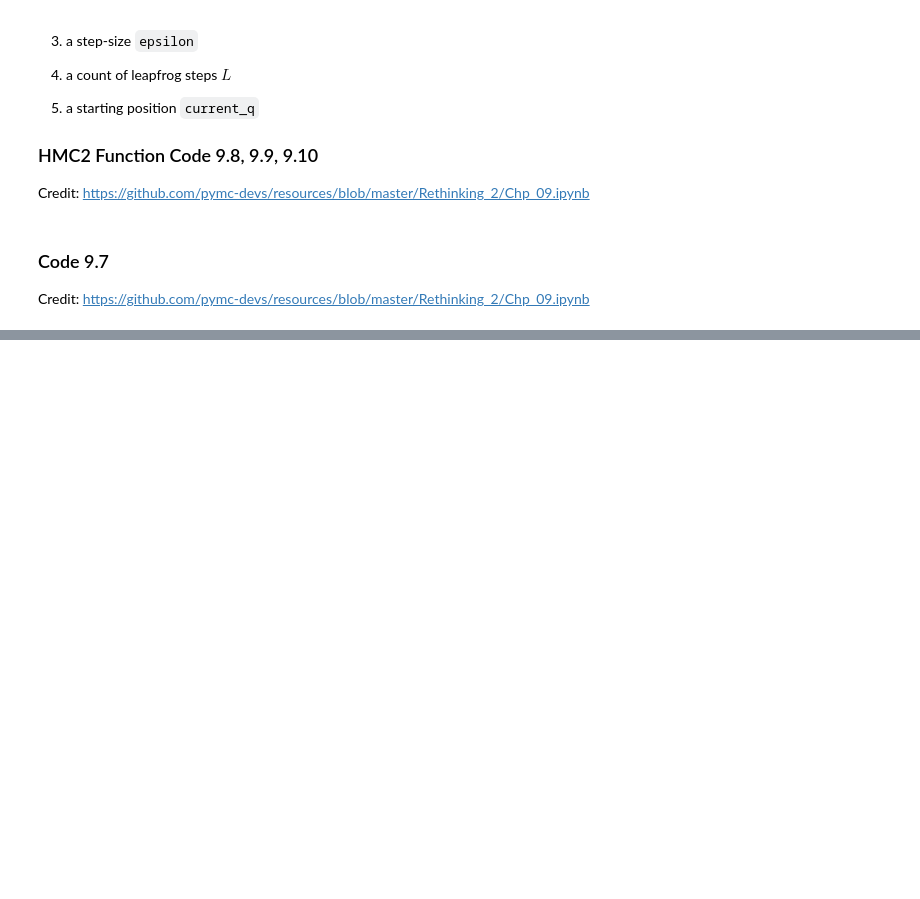
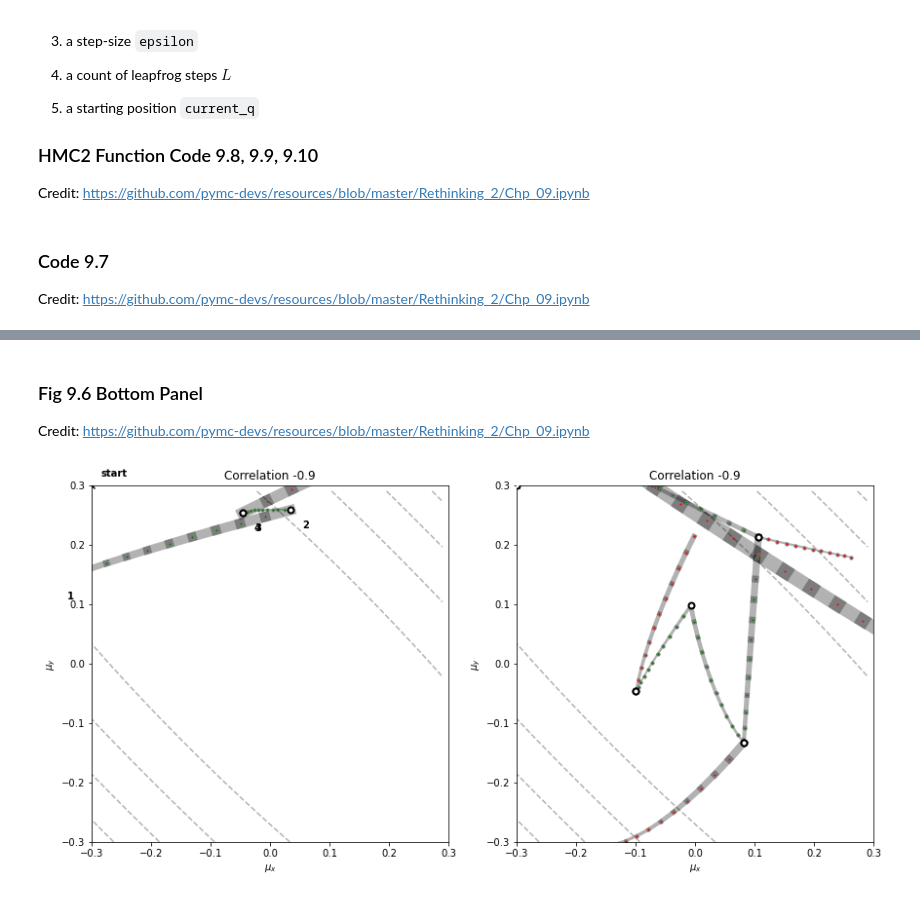
Before and after one commit to somnath1077/statistical_rethinking, a Jupyter notebook: code/ch09/nb02_hamiltonian_monte_carlo.ipynb, the cells around one changed output, grey strips where cells are left out. Saved outputs shown, nothing was run; the diff lists cells and outputs as text; code cells hidden in the pictures; blank space fills up the shorter version.

Commit message:
negative energy

```diff
--- a/code/ch09/nb02_hamiltonian_monte_carlo.ipynb
+++ b/code/ch09/nb02_hamiltonian_monte_carlo.ipynb
@@ -221,0 +229,64 @@ for L, ax in zip([11, 28], axs):
+# %% [markdown]
+### Fig 9.6 Bottom Panel
+
+Credit: https://github.com/pymc-devs/resources/blob/master/Rethinking_2/Chp_09.ipynb
+# %%
+# Figure 9.6 (bottom row) with correlated data
+
+np.random.seed()
+
+# test data
+realc = multivariate_normal([0, 0], [[1, -0.9], [-0.9, 1]])  # generate correlated data
+x, y = real.rvs(50).T
+
+Q = {}
+pr = 0.3
+step = 0.01
+L = 11  # 28 for U-turns -- 11 for working example
+
+_, axs = plt.subplots(1, 2, figsize=[12, 12], constrained_layout=True)
+
+for n_samples, ax in zip([4, 15], axs):
+    Q["q"] = np.array([-0.3, 0.3])
+
+    ax.scatter(*Q["q"], color="k", marker="x", zorder=3)
+    if n_samples == 4:
+        ax.text(*Q["q"] + 0.015, "start", weight="bold")
+
+    for i in range(n_samples):
+        Q = HMC2(calc_U, grad_U, step, L, Q["q"], x, y)
+        ax.scatter(*Q["q"], color="w", marker="o", edgecolor="k", lw=2, zorder=3)
+        if n_samples < 100:
+            for j in range(L):
+                K0 = np.sum(Q["p_traj"][j, :] ** 2) / 2  # kinetic energy
+                ax.plot(
+                    Q["traj"][j : j + 2, 0],
+                    Q["traj"][j : j + 2, 1],
+                    color="k",
+                    lw=1 + 1 * K0,
+                    alpha=0.3,
+                    zorder=1,
+                )
+            if Q["accept"]:
+                c = "g"
+            else:
+                c = "r"
+            ax.scatter(*Q["traj"].T, facecolor=c, edgecolor="gray", lw=1, zorder=2, s=10)
+
+            if n_samples == 4:
+                ax.text(*Q["q"] + [0.02, -0.03], f"{i + 1}", weight="bold")
+
+    ax.set_title(f"Correlation -0.9")
+    ax.set_xlabel(r"$\mu_x$")
+    ax.set_ylabel(r"$\mu_y$")
+
+    # draw background contours based on real probability defined above
+    lim = 1.0 * pr
+    ax.set_xlim(-lim, lim)
+    ax.set_ylim(-lim, lim)
+    xs, ys = np.mgrid[-lim:lim:0.01, -lim:lim:0.01]
+    p = realc.logpdf(np.vstack([xs.flat, ys.flat]).T).reshape(xs.shape)
+    ax.contour(xs, ys, p, 5, colors=[(0, 0, 0, 0.3)])
+    ax.set_aspect(1);
+# %% [output]
+[figure, added]
```
Also changed, not shown: parts of 9 cells of this notebook, 1 other file.
